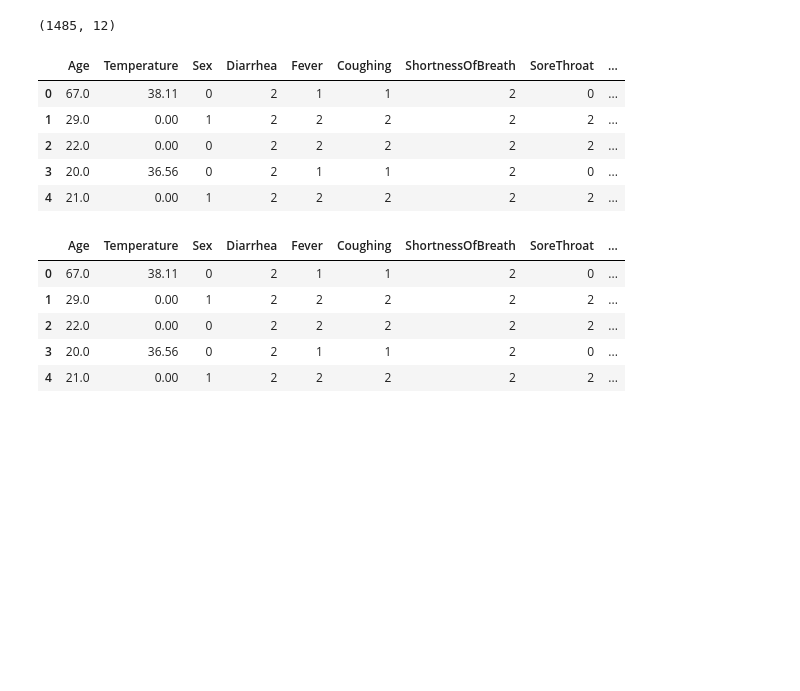
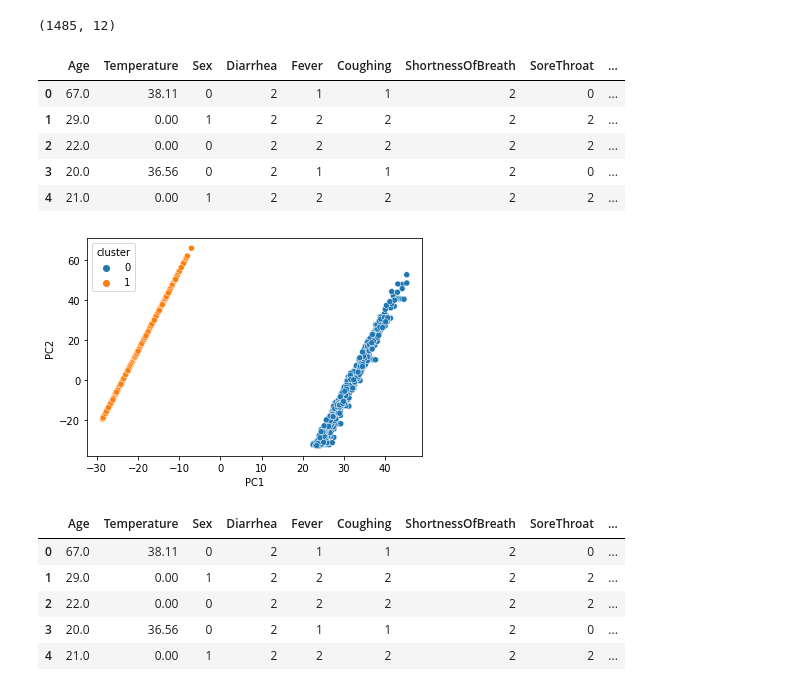
Before and after one commit to evelina03/spectral_clustering, a Jupyter notebook: Dataset_2/Clustering_kmeans.ipynb, the cells around one changed output. Saved outputs shown, nothing was run; the diff lists cells and outputs as text; code cells hidden in the pictures; blank space fills up the shorter version.

Commit message:
Scatter plot
Added function for scatter plot for kmean in both dataset 1 & 2

```diff
--- a/Dataset_2/Clustering_kmeans.ipynb
+++ b/Dataset_2/Clustering_kmeans.ipynb
@@ -41,20 +42,29 @@ def kmeans(df, n):
     df['cen_x'] = df.cluster.map({0:cen_x[0], 1:cen_x[1]})
     df['cen_y'] = df.cluster.map({0:cen_y[0], 1:cen_y[1]})
 
-    return df
+    pca = PCA(2)
+
+    df['PC1'] = pca.fit_transform(df)[:,0]
+    df['PC2'] = pca.fit_transform(df)[:,1]
+
+
+    plot = sns.scatterplot(data=df,x="PC1",y="PC2",hue=df['cluster'])
+
+    return df, plot
 # %%
 df = convert(df, 2,12)
 df_cluster = df.iloc[:,0:11]
-df_cluster = kmeans(df_cluster, 2)
+df_cluster, plot = kmeans(df_cluster, 2)
 
 df_cluster.head()
 # %% [output]
 |  | Age | Temperature | Sex | Diarrhea | Fever | Coughing | ShortnessOfBreath | SoreThroat | ... |
 | 0 | 67.0 | 38.11 | 0 | 2 | 1 | 1 | 2 | 0 | ... |
 | 1 | 29.0 | 0.00 | 1 | 2 | 2 | 2 | 2 | 2 | ... |
 | 2 | 22.0 | 0.00 | 0 | 2 | 2 | 2 | 2 | 2 | ... |
 | 3 | 20.0 | 36.56 | 0 | 2 | 1 | 1 | 2 | 0 | ... |
 | 4 | 21.0 | 0.00 | 1 | 2 | 2 | 2 | 2 | 2 | ... |
+[figure, added]
 # %%
 # pca = PCA(n_components=2)
 # components = pca.fit_transform(df_cluster)
```
Also changed, not shown: parts of 1 cell of this notebook.
